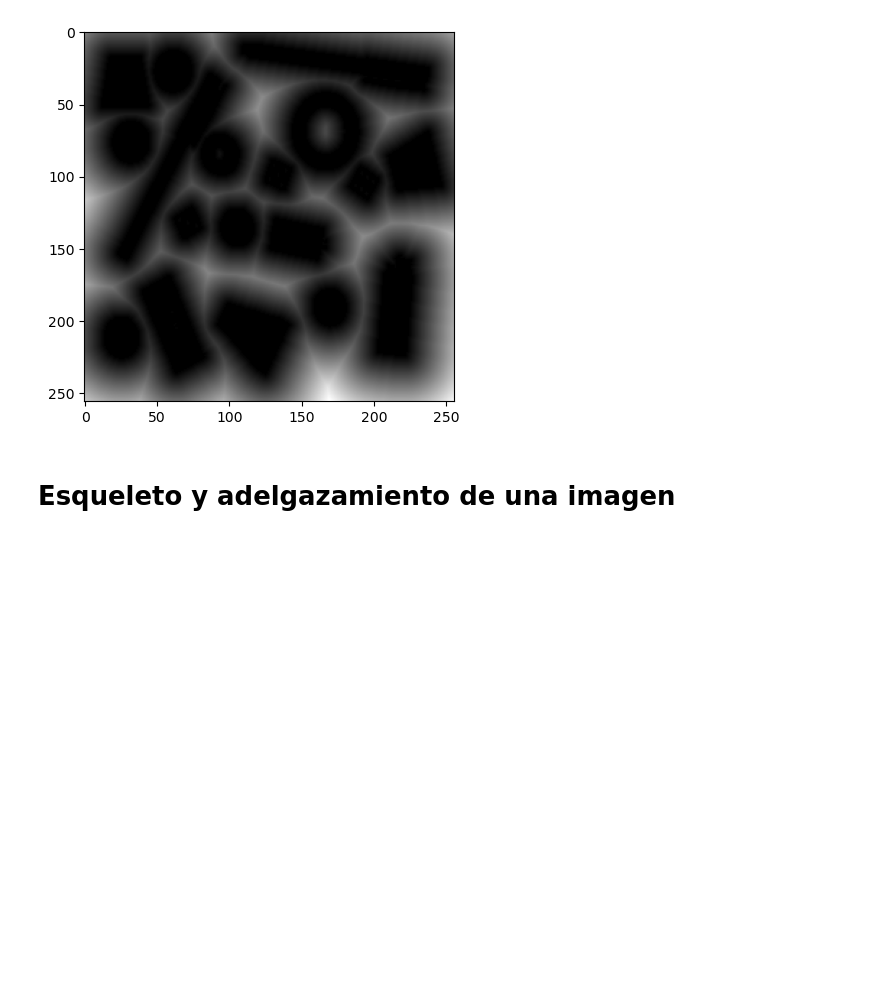
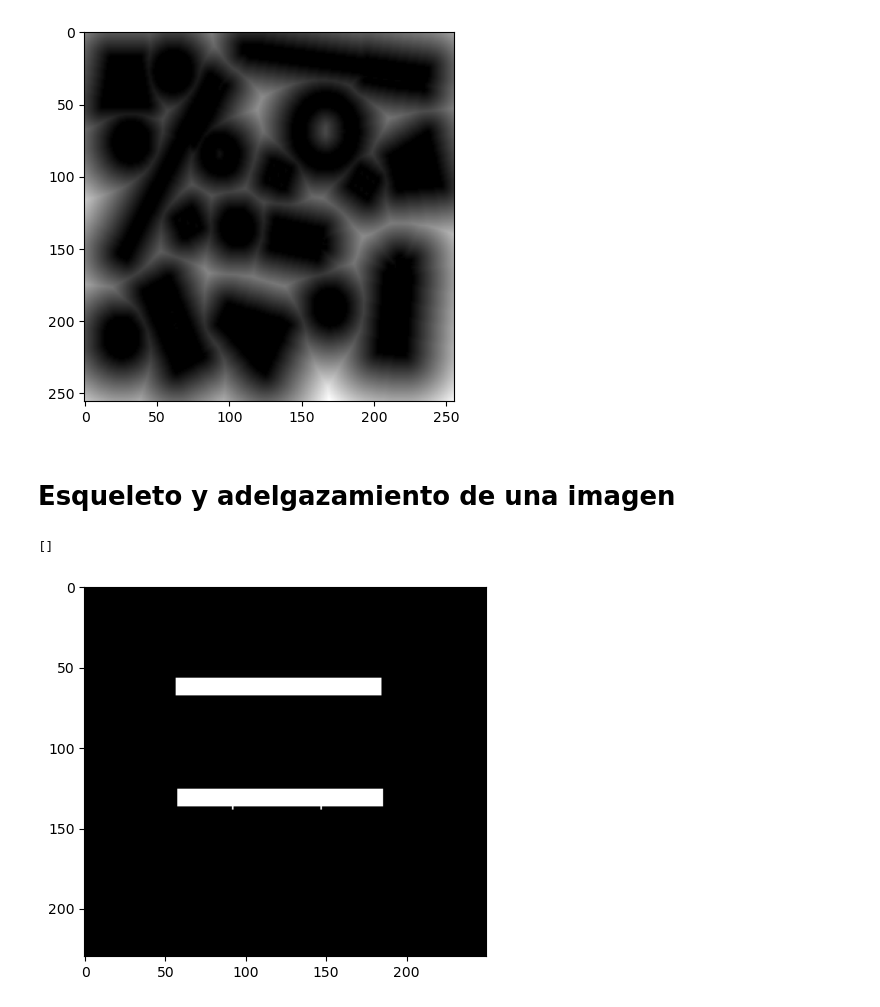
Before and after one commit to ImagenesYVision/Taller6, a Jupyter notebook: Taller6.ipynb, the cells around one changed output. Saved outputs shown, nothing was run; the diff lists cells and outputs as text; code cells hidden in the pictures; blank space fills up the shorter version.

```diff
--- a/Taller6.ipynb
+++ b/Taller6.ipynb
@@ -366,3 +366,10 @@ plt.show()
 [figure]
 # %% [markdown]
 # Esqueleto y adelgazamiento de una imagen
+# %%
+rect = cv2.imread("images/RECT.png", cv2.IMREAD_GRAYSCALE)
+plt.imshow(rect, cmap="gray")
+plt.plot()
+# %% [output]
+[]
+[figure, added]
```
Also changed, not shown: parts of 3 cells of this notebook.
